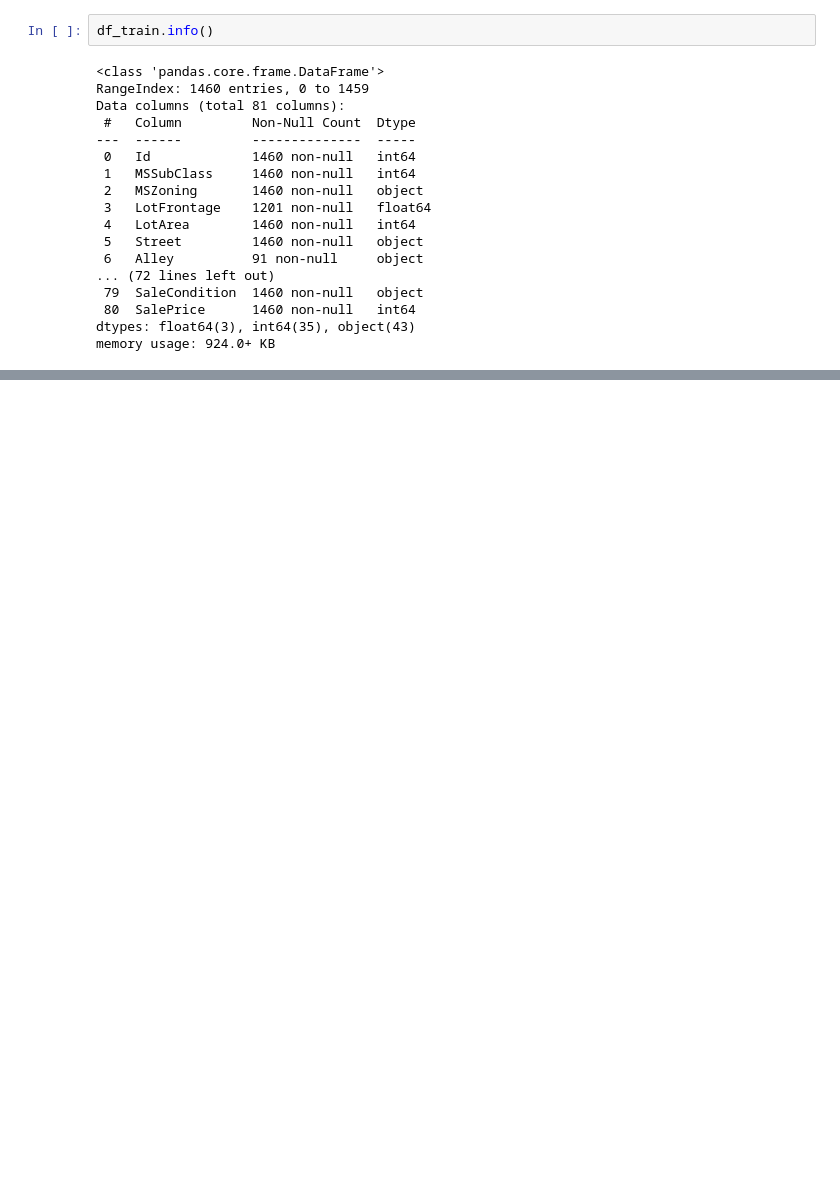
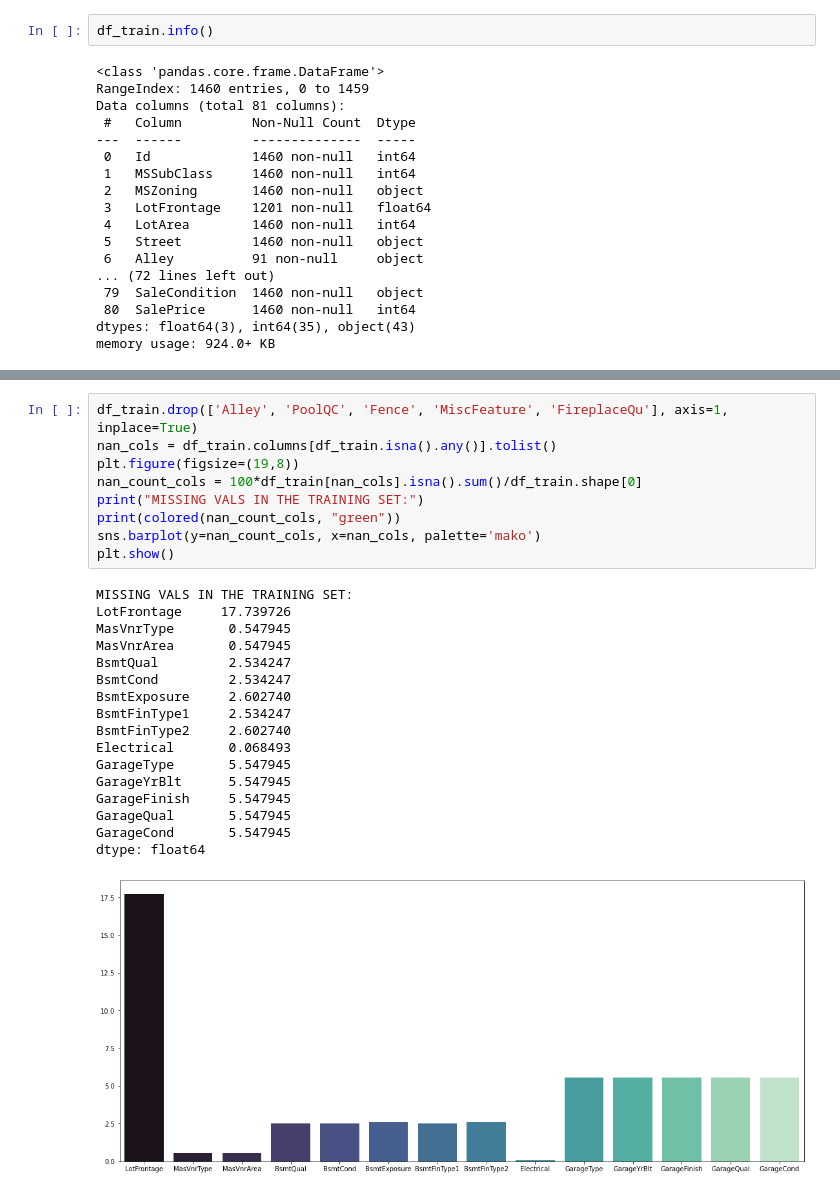
Before and after one commit to Cesar421/Houses, a Jupyter notebook: Data_exploration.ipynb, the cells around one changed output, grey strips where cells are left out. Saved outputs shown, nothing was run; the diff lists cells and outputs as text; blank space fills up the shorter version.

```diff
--- a/Data_exploration.ipynb
+++ b/Data_exploration.ipynb
@@ -135,0 +180,27 @@ SalePrice  -  0.0
+# %%
+df_train.drop(['Alley', 'PoolQC', 'Fence', 'MiscFeature', 'FireplaceQu'], axis=1, inplace=True)
+nan_cols = df_train.columns[df_train.isna().any()].tolist()
+plt.figure(figsize=(19,8))
+nan_count_cols = 100*df_train[nan_cols].isna().sum()/df_train.shape[0]
+print("MISSING VALS IN THE TRAINING SET:")
+print(colored(nan_count_cols, "green"))
+sns.barplot(y=nan_count_cols, x=nan_cols, palette='mako')
+plt.show()
+# %% [output]
+MISSING VALS IN THE TRAINING SET:
+LotFrontage     17.739726
+MasVnrType       0.547945
+MasVnrArea       0.547945
+BsmtQual         2.534247
+BsmtCond         2.534247
+BsmtExposure     2.602740
+BsmtFinType1     2.534247
+BsmtFinType2     2.602740
+Electrical       0.068493
+GarageType       5.547945
+GarageYrBlt      5.547945
+GarageFinish     5.547945
+GarageQual       5.547945
+GarageCond       5.547945
+dtype: float64
+[figure, added]
```
Also changed, not shown: parts of 12 cells of this notebook.
